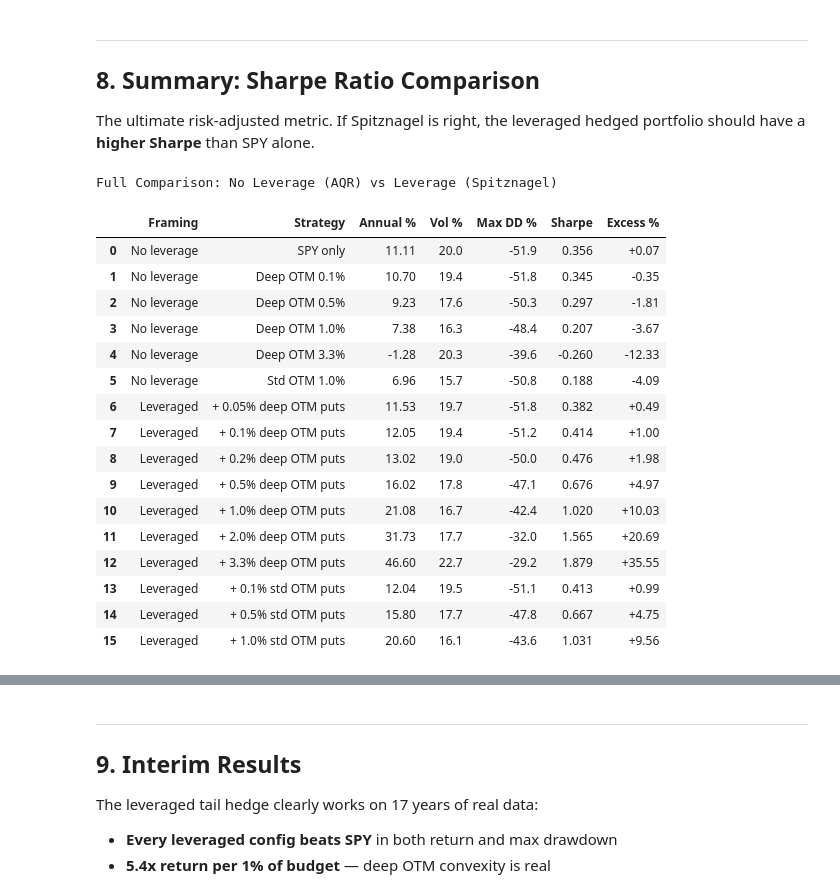
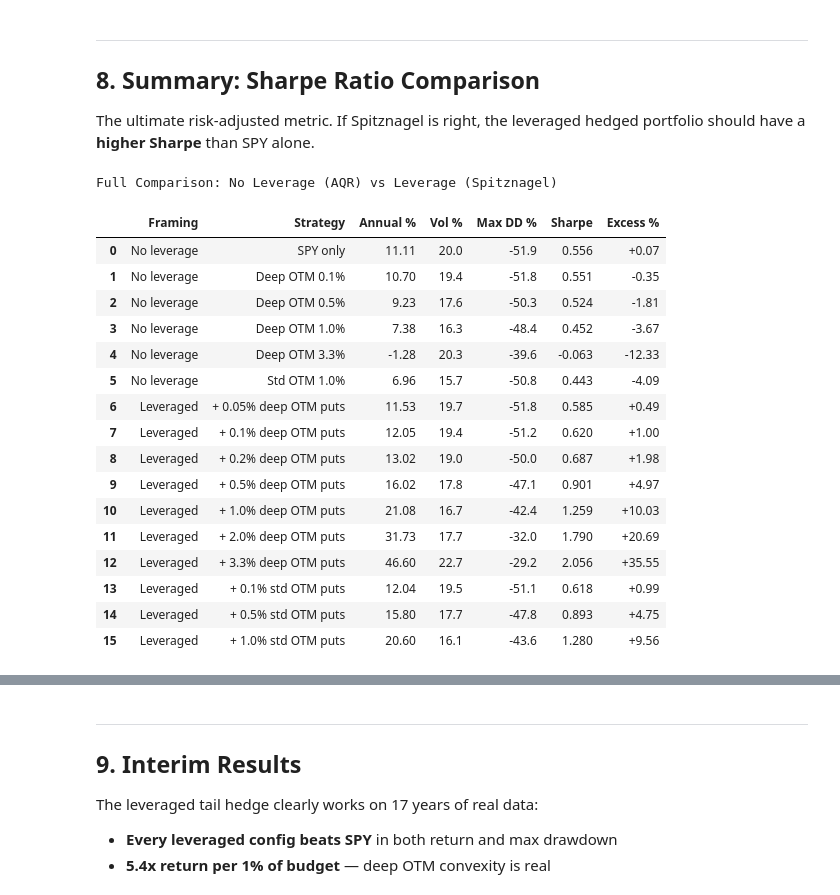
Before and after one commit to lambdaclass/options_backtester, a Jupyter notebook: notebooks/spitznagel_case_rerun.ipynb, the cells around one changed output, grey strips where cells are left out. Cells and saved outputs as stored; diff of their text form; code cells hidden in the pictures.

```diff
--- a/notebooks/spitznagel_case_rerun.ipynb
+++ b/notebooks/spitznagel_case_rerun.ipynb
@@ -529,42 +531,42 @@ The ultimate risk-adjusted metric. If Spitznagel is right, the leveraged hedged
 # %%
 all_configs = no_lev_results + lev_results[1:] + std_lev_results[1:]
 
 rows = []
 for r in all_configs:
     d = r['balance']['% change'].dropna()
     vol = d.std() * np.sqrt(252) * 100
-    sharpe = (r['annual_ret'] - 4.0) / vol if vol > 0 else 0
+    sharpe = r['annual_ret'] / vol if vol > 0 else 0
     framing = 'No leverage' if r in no_lev_results else 'Leveraged'
     rows.append({
         'Framing': framing, 'Strategy': r['name'],
         'Annual %': r['annual_ret'], 'Vol %': vol,
         'Max DD %': r['max_dd'], 'Sharpe': sharpe,
         'Excess %': r['excess_annual'],
     })
 
 df_all = pd.DataFrame(rows)
 styled = (df_all.style
     .format({'Annual %': '{:.2f}', 'Vol %': '{:.1f}', 'Max DD %': '{:.1f}',
              'Sharpe': '{:.3f}', 'Excess %': '{:+.2f}'})
     .map(color_excess, subset=['Excess %'])
 )
 style_returns_table(styled).set_caption('Full Comparison: No Leverage (AQR) vs Leverage (Spitznagel)')
 # %% [output]
 Full Comparison: No Leverage (AQR) vs Leverage (Spitznagel)
 |  | Framing | Strategy | Annual % | Vol % | Max DD % | Sharpe | Excess % |
-| 0 | No leverage | SPY only | 11.11 | 20.0 | -51.9 | 0.356 | +0.07 |
-| 1 | No leverage | Deep OTM 0.1% | 10.70 | 19.4 | -51.8 | 0.345 | -0.35 |
-| 2 | No leverage | Deep OTM 0.5% | 9.23 | 17.6 | -50.3 | 0.297 | -1.81 |
-| 3 | No leverage | Deep OTM 1.0% | 7.38 | 16.3 | -48.4 | 0.207 | -3.67 |
-| 4 | No leverage | Deep OTM 3.3% | -1.28 | 20.3 | -39.6 | -0.260 | -12.33 |
-| 5 | No leverage | Std OTM 1.0% | 6.96 | 15.7 | -50.8 | 0.188 | -4.09 |
-| 6 | Leveraged | + 0.05% deep OTM puts | 11.53 | 19.7 | -51.8 | 0.382 | +0.49 |
-| 7 | Leveraged | + 0.1% deep OTM puts | 12.05 | 19.4 | -51.2 | 0.414 | +1.00 |
-| 8 | Leveraged | + 0.2% deep OTM puts | 13.02 | 19.0 | -50.0 | 0.476 | +1.98 |
-| 9 | Leveraged | + 0.5% deep OTM puts | 16.02 | 17.8 | -47.1 | 0.676 | +4.97 |
-| 10 | Leveraged | + 1.0% deep OTM puts | 21.08 | 16.7 | -42.4 | 1.020 | +10.03 |
-| 11 | Leveraged | + 2.0% deep OTM puts | 31.73 | 17.7 | -32.0 | 1.565 | +20.69 |
-| 12 | Leveraged | + 3.3% deep OTM puts | 46.60 | 22.7 | -29.2 | 1.879 | +35.55 |
-| 13 | Leveraged | + 0.1% std OTM puts | 12.04 | 19.5 | -51.1 | 0.413 | +0.99 |
-| 14 | Leveraged | + 0.5% std OTM puts | 15.80 | 17.7 | -47.8 | 0.667 | +4.75 |
-| 15 | Leveraged | + 1.0% std OTM puts | 20.60 | 16.1 | -43.6 | 1.031 | +9.56 |
+| 0 | No leverage | SPY only | 11.11 | 20.0 | -51.9 | 0.556 | +0.07 |
+| 1 | No leverage | Deep OTM 0.1% | 10.70 | 19.4 | -51.8 | 0.551 | -0.35 |
+| 2 | No leverage | Deep OTM 0.5% | 9.23 | 17.6 | -50.3 | 0.524 | -1.81 |
+| 3 | No leverage | Deep OTM 1.0% | 7.38 | 16.3 | -48.4 | 0.452 | -3.67 |
+| 4 | No leverage | Deep OTM 3.3% | -1.28 | 20.3 | -39.6 | -0.063 | -12.33 |
+| 5 | No leverage | Std OTM 1.0% | 6.96 | 15.7 | -50.8 | 0.443 | -4.09 |
+| 6 | Leveraged | + 0.05% deep OTM puts | 11.53 | 19.7 | -51.8 | 0.585 | +0.49 |
+| 7 | Leveraged | + 0.1% deep OTM puts | 12.05 | 19.4 | -51.2 | 0.620 | +1.00 |
+| 8 | Leveraged | + 0.2% deep OTM puts | 13.02 | 19.0 | -50.0 | 0.687 | +1.98 |
+| 9 | Leveraged | + 0.5% deep OTM puts | 16.02 | 17.8 | -47.1 | 0.901 | +4.97 |
+| 10 | Leveraged | + 1.0% deep OTM puts | 21.08 | 16.7 | -42.4 | 1.259 | +10.03 |
+| 11 | Leveraged | + 2.0% deep OTM puts | 31.73 | 17.7 | -32.0 | 1.790 | +20.69 |
+| 12 | Leveraged | + 3.3% deep OTM puts | 46.60 | 22.7 | -29.2 | 2.056 | +35.55 |
+| 13 | Leveraged | + 0.1% std OTM puts | 12.04 | 19.5 | -51.1 | 0.618 | +0.99 |
+| 14 | Leveraged | + 0.5% std OTM puts | 15.80 | 17.7 | -47.8 | 0.893 | +4.75 |
+| 15 | Leveraged | + 1.0% std OTM puts | 20.60 | 16.1 | -43.6 | 1.280 | +9.56 |
```
Also changed, not shown: parts of 12 cells of this notebook, 3 other files.
